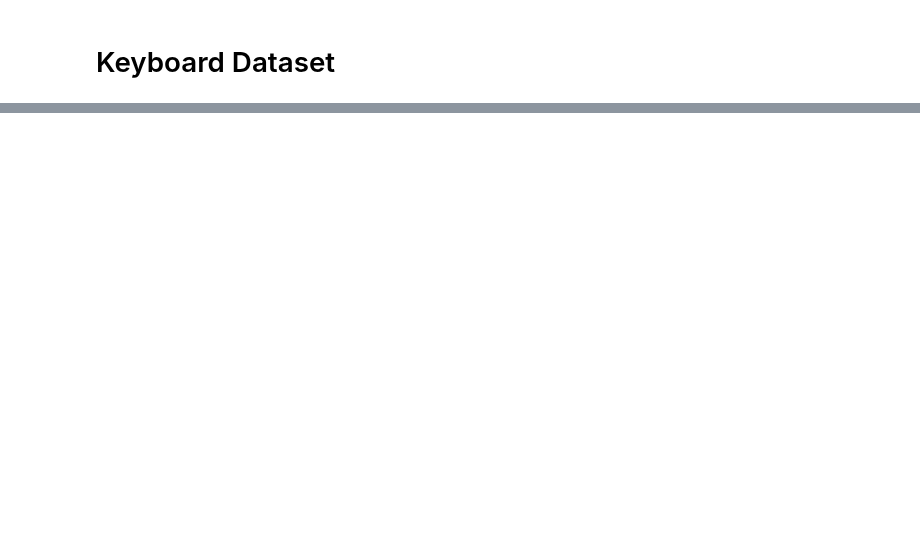
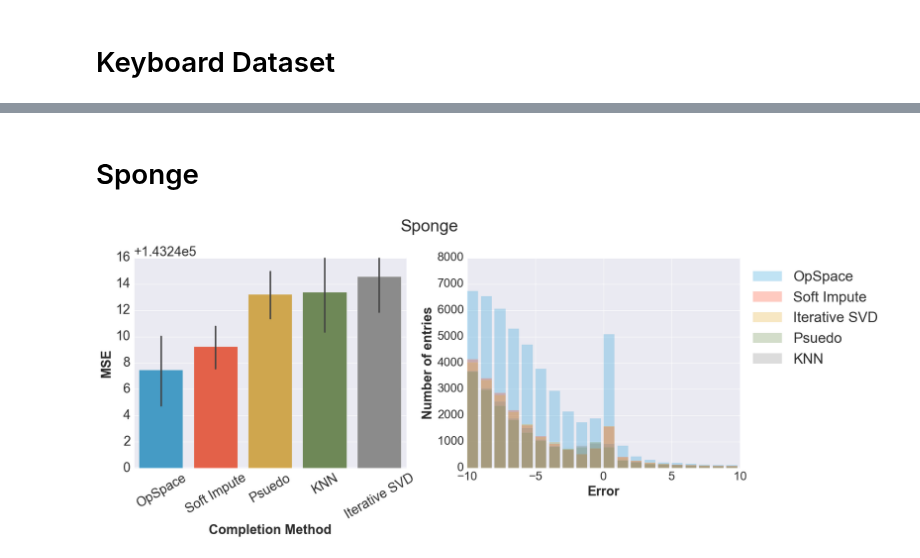
Before and after one commit to biocore/DEICODE, a Jupyter notebook: Examples/Regression_MSE.ipynb, the cells around one changed output, grey strips where cells are left out. Saved outputs shown, nothing was run; the diff lists cells and outputs as text; code cells hidden in the pictures; blank space fills up the shorter version.

Commit message:
sponge added

```diff
--- a/Examples/Regression_MSE.ipynb
+++ b/Examples/Regression_MSE.ipynb
@@ -133,6 +173,7 @@ mapping_soils=mapping_soils.apply(pd.to_numeric, errors='ignore')
 # split both datasets (75,25)
 train_soils, test_soils = train_test_split(otu_soils,test_size=.25)
 train_keyboard, test_keyboard = train_test_split(otu_keyboard,test_size=.25)
+train_Sponge, test_Sponge = train_test_split(otutabledf_Sponge,test_size=.25)
 
 #make test and train metadata and match to other df for soils dataset
 train_soils,mapping_train_soils=match(train_soils,mapping_soils)
@@ -141,6 +182,10 @@ test_soils,mapping_test_soils=match(test_soils,mapping_soils)
 #make test and train metadata and match to other df for Keyboard dataset
 train_keyboard,mapping_train_keyboard=match(train_keyboard,mapping_keyboard)
 test_keyboard,mapping_test_keyboard=match(test_keyboard,mapping_keyboard)
+
+#make test and train metadata and match to other df for Sponge dataset
+train_Sponge,mapping_train_Sponge=match(train_Sponge,mappingdf_Sponge)
+test_Sponge,mapping_test_Sponge=match(test_Sponge,mappingdf_Sponge)
 # %% [markdown]
 # Test all completion methods on the training datasets
 
@@ -154,14 +199,17 @@ test_keyboard,mapping_test_keyboard=match(test_keyboard,mapping_keyboard)
 #save the output in an ordered list
 completed_soils=[]
 completed_keyboard=[]
+completed_Sponge=[]
 
-for X_train,la in zip([train_soils,train_keyboard],[completed_soils,completed_keyboard]):
+
+for X_train,la in zip([train_soils,train_keyboard,train_Sponge]
+                      ,[completed_soils,completed_keyboard,completed_Sponge]):
 
     #psuedo count
     la.append(X_train+1)
 
     # OptSpace
-    X_filled_opt=complete_matrix(X_train.as_matrix().copy(),rank=3,iteration=20,maxval=10,minval=.01)
+    X_filled_opt=complete_matrix(X_train.as_matrix().copy(),rank=8,iteration=20,maxval=1,minval=.01)
     la.append(pd.DataFrame(X_filled_opt,X_train.index,X_train.columns))
 
     # Make 0 NaN for fancy impute
@@ -169,15 +217,15 @@ for X_train,la in zip([train_soils,train_keyboard],[completed_soils,completed_ke
     X_noisefancy[X_noisefancy==0]=np.nan
 
     # KNN
-    X_filled_knn = KNN(k=20,verbose=False,min_value=.01,max_value=10).complete(X_noisefancy)
+    X_filled_knn = KNN(verbose=False,min_value=.01,max_value=1).complete(X_noisefancy)
     la.append(pd.DataFrame(X_filled_knn,X_train.index,X_train.columns))
 
     #soft impute
-    X_filled_softimpute = SoftImpute(verbose=False,min_value=.01,max_value=10).complete(X_noisefancy)
+    X_filled_softimpute = SoftImpute(verbose=False,min_value=.01,max_value=1).complete(X_noisefancy)
     la.append(pd.DataFrame(X_filled_softimpute,X_train.index,X_train.columns))
 
     # Iter SVD
-    X_filled_iter=IterativeSVD(verbose=False,min_value=.01,max_value=1e1).complete(X_noisefancy)
+    X_filled_iter=IterativeSVD(verbose=False,min_value=.01,max_value=1).complete(X_noisefancy)
     la.append(pd.DataFrame(X_filled_iter,X_train.index,X_train.columns))
 # %% [markdown]
 # Run regression analysis on training set and take MSE for prediction on test metadata to test set otu values
@@ -369,0 +418,2 @@ plt.show()
+# %% [markdown]
+# Sponge
@@ -369,0 +469,44 @@ plt.show()
+# %%
+#plot the results
+
+names_=['OpSpace', 'Soft Impute', 'Iterative SVD', 'Psuedo', 'KNN']
+names_order={'Psuedo':0, 'OpSpace':1, 'KNN':2, 'Soft Impute':3, 'Iterative SVD':4}
+
+
+
+dfnames_=['Psuedo']*10+['OpSpace']*10+['KNN']*10+['Soft Impute']*10+['Iterative SVD']*10
+MSE_sponge=pd.DataFrame([MSE_Sponge,dfnames_]
+                      ,['MSE','Completion Method']).T.sort_values('MSE')
+order_df={'Psuedo':2, 'OpSpace':0, 'KNN':3, 'Soft Impute':1, 'Iterative SVD':4}
+MSE_sponge['sort']=[order_df[x] for x in MSE_sponge['Completion Method']]
+MSE_sponge=MSE_sponge.sort_values('sort')
+
+
+fig, (ax2,ax1) = plt.subplots(ncols=2, nrows=1,figsize=(15,6))
+
+for name_ in names_:
+    ax1.bar(errors_unique_Sponge[names_order[name_]], errors_counts_Sponge[names_order[name_]]
+            , alpha=0.3, label=name_,color=next(ax1._get_lines.prop_cycler)['color'])
+
+# Set the tick labels font
+for label in (ax1.get_xticklabels() + ax1.get_yticklabels()):
+    label.set_fontname('Arial')
+    label.set_fontsize(20)
+
+ax1.legend(loc=2,prop={'size':24},bbox_to_anchor=(1.0, 1.0))
+ax1.set_xlim([-10, 10])
+ax1.set_xlabel('Error', fontsize=22)
+ax1.set_ylabel('Number of entries', fontsize=22)
+plt.tight_layout()
+#plt.savefig('compare_mse.png')
+
+sns.barplot(x='Completion Method',y='MSE',data=MSE_sponge,ax=ax2,ci=60)
+for item in ax2.get_xticklabels():
+    item.set_rotation(30)
+ax2.set_ylim([143240.0, 143256.0])
+
+
+plt.suptitle('Sponge',y=1.1,fontsize=28)
+plt.show()
+# %% [output]
+[figure, added]
```
Also changed, not shown: parts of 6 cells of this notebook.
